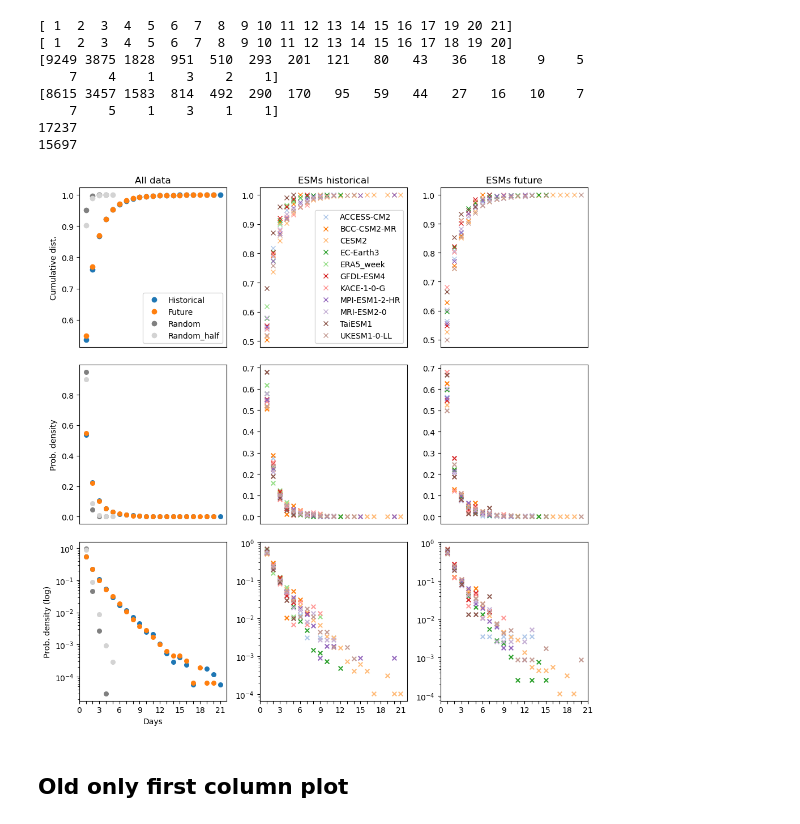
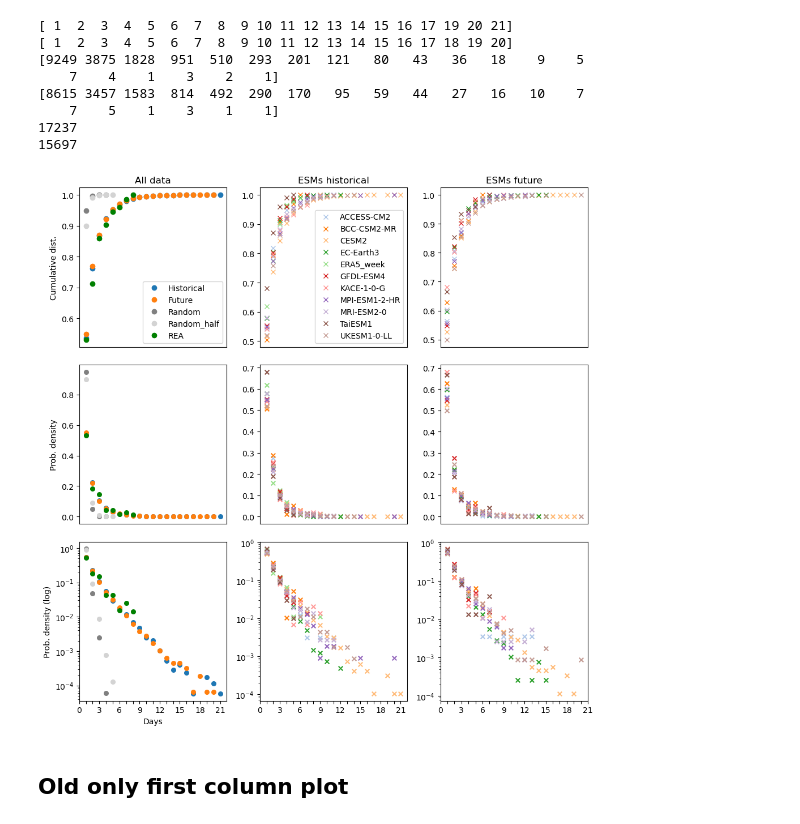
Before and after one commit to O-Nennecke/RL_2026_paper, a Jupyter notebook: 07_LEE_Detection/LEE_Detection_new_with_PP_code.ipynb, the cells around one changed output. Cells and saved outputs as stored; diff of their text form; code cells hidden in the pictures.

```diff
--- a/07_LEE_Detection/LEE_Detection_new_with_PP_code.ipynb
+++ b/07_LEE_Detection/LEE_Detection_new_with_PP_code.ipynb
@@ -175,6 +183,32 @@ for esm in np.unique(ts_datasets_fut.ESM):
     fut_dict['freq'].append(freq_fut)
     # x_fut_list.append(x_fut)
     # freq_fut_list.append(freq_fut)
+
+
+REA_dict = {'ESM': [],
+             'x': [],
+             'freq': []}
+
+# x_fut_list = []
+# freq_fut_list = []
+for esm in np.unique(ts_datasets_REA.ESM):
+    REA_dict['ESM'].append(esm)
+    subset = exceed_bool_REA.where(exceed_bool_REA.ESM == esm, drop=True)
+    # ESM_exceed_bool_1_list.append(subset)
+    total_counts_REA = Counter()
+    for i in range(len(subset.ESM_run.values)):
+        length,position,type = rle(subset[i].values)
+        counts = Counter(length[type==True])
+            # Add to global counter
+        total_counts_REA.update(counts)
+
+    x_REA = np.array(sorted(total_counts_REA.keys()))
+    freq_REA = np.array([total_counts_REA[i] for i in x_REA])
+
+    REA_dict['x'].append(x_REA)
+    REA_dict['freq'].append(freq_REA)
+    # x_REA_list.append(x_REA)
+    # freq_REA_list.append(freq_REA)
 # %%
 num_RL_days = exceed_bool_1.values.sum().sum()
 print(num_RL_days)
@@ -233,6 +267,17 @@ for i in range(len(exceed_bool_1_fut.ESM_run.values)):
 
 x_fut = np.array(sorted(total_counts_fut.keys()))
 freq_fut = np.array([total_counts_fut[i] for i in x_fut])
+
+# Store x and freq for all ESM_runs
+total_counts_REA = Counter()
+for i in range(len(exceed_bool_REA.ESM_run.values)):
+    length,position,type = rle(exceed_bool_REA[i].values)
+    counts = Counter(length[type==True])
+        # Add to global counter
+    total_counts_REA.update(counts)
+
+x_REA = np.array(sorted(total_counts_REA.keys()))
+freq_REA = np.array([total_counts_REA[i] for i in x_REA])
 # %%
 print(x_hist)
 print(x_fut)
@@ -269,11 +314,13 @@ cdf_rand = np.cumsum(freq_rand) / np.sum(freq_rand)
 axes[0, 0].plot(x_rand, cdf_rand, 'o', color='gray', label='Random')
 cdf_rand_win = np.cumsum(freq_rand_win) / np.sum(freq_rand_win)
 axes[0, 0].plot(x_rand_win, cdf_rand_win, 'o', color='lightgray', label='Random_half')
+cdf_REA = np.cumsum(freq_REA) / np.sum(freq_REA)
+axes[0, 0].plot(x_REA, cdf_REA, 'o', color='green', label='REA')
 
 axes[0, 0].set_title("All data")
 axes[0, 1].set_title("ESMs historical")
 axes[0, 2].set_title("ESMs future")
-axes[0,0].legend(['Historical', 'Future', 'Random', 'Random_half'])
+axes[0,0].legend(['Historical', 'Future', 'Random', 'Random_half', 'REA'])
 
 for esm in hist_dict['ESM']:
     x_hist_esm = hist_dict['x'][hist_dict['ESM'].index(esm)]
@@ -301,10 +348,12 @@ prob_hist = freq_hist / np.sum(freq_hist)
 prob_fut = freq_fut / np.sum(freq_fut)
 prob_rand = freq_rand / np.sum(freq_rand)
 prob_rand_win = freq_rand_win / np.sum(freq_rand_win)
+prob_REA = freq_REA / np.sum(freq_REA)
 axes[1, 0].scatter(x_hist, prob_hist, color='#1f77b4', s=point_size)
 axes[1, 0].scatter(x_fut, prob_fut, color='#ff7f0e', s=point_size)
 axes[1, 0].scatter(x_rand, prob_rand, color='gray', s=point_size, label='Random')
 axes[1, 0].scatter(x_rand_win, prob_rand_win, color='lightgray', s=point_size, label='Random_half')
+axes[1, 0].scatter(x_REA, prob_REA, color='green', s=point_size, label='REA')
 for esm in hist_dict['ESM']:
     x_hist_esm = hist_dict['x'][hist_dict['ESM'].index(esm)]
     freq_hist_esm = hist_dict['freq'][hist_dict['ESM'].index(esm)]
@@ -330,35 +379,37 @@ axes[2, 0].scatter(x_hist, prob_hist, color='#1f77b4', s=point_size)
 axes[2, 0].scatter(x_fut, prob_fut, color='#ff7f0e', s=point_size)
 axes[2, 0].scatter(x_rand, prob_rand, color='gray', s=point_size, label='Random')
 axes[2, 0].scatter(x_rand_win, prob_rand_win, color='lightgray', s=point_size, label='Random_half')
+axes[2, 0].scatter(x_REA, prob_REA, color='green', s=point_size, label='REA')
+
 for esm in hist_dict['ESM']:
     x_hist_esm = hist_dict['x'][hist_dict['ESM'].index(esm)]
     freq_hist_esm = hist_dict['freq'][hist_dict['ESM'].index(esm)]
     prob_hist_esm = freq_hist_esm / np.sum(freq_hist_esm)
     axes[2, 1].scatter(x_hist_esm, prob_hist_esm, label=esm, s=point_size, marker='x', color=esm_colors[esm])
 for esm in fut_dict['ESM']:
     x_fut_esm = fut_dict['x'][fut_dict['ESM'].index(esm)]
     freq_fut_esm = fut_dict['freq'][fut_dict['ESM'].index(esm)]
     prob_fut_esm = freq_fut_esm / np.sum(freq_fut_esm)
     axes[2, 2].scatter(x_fut_esm, prob_fut_esm, label=esm, s=point_size, marker='x', color=esm_colors[esm])
 axes[2, 0].set_yscale("log")
 axes[2, 1].set_yscale("log")
 axes[2, 2].set_yscale("log")
 # axes[2, 0].set_xscale("log")
 axes[2, 0].set_xlabel("Days")
 axes[2, 0].set_ylabel("Prob. density (log)")
 # axes[2, 0].set_title("Log View")
 axes[2, 0].set_xticks(range(0, max(x_hist)+1, 1))
 axes[2, 0].set_xticklabels([str(t) if t % 3 == 0 else "" for t in range(0, max(x_hist)+1, 1)])
 axes[2, 1].set_xticks(range(0, max(x_hist)+1, 1))
 axes[2, 1].set_xticklabels([str(t) if t % 3 == 0 else "" for t in range(0, max(x_hist)+1, 1)])
 axes[2, 2].set_xticks(range(0, max(x_hist)+1, 1))
 axes[2, 2].set_xticklabels([str(t) if t % 3 == 0 else "" for t in range(0, max(x_hist)+1, 1)])
 # axes[2, 1].legend()
 # axes[2, 2].legend()
 plt.tight_layout()
 plt.show()
 # %% [output]
-[figure, old version]
+[figure, new version]
 # %% [markdown]
 ## Old only first column plot
 # %%
```
Also changed, not shown: parts of 3 cells of this notebook, 28 other files.
